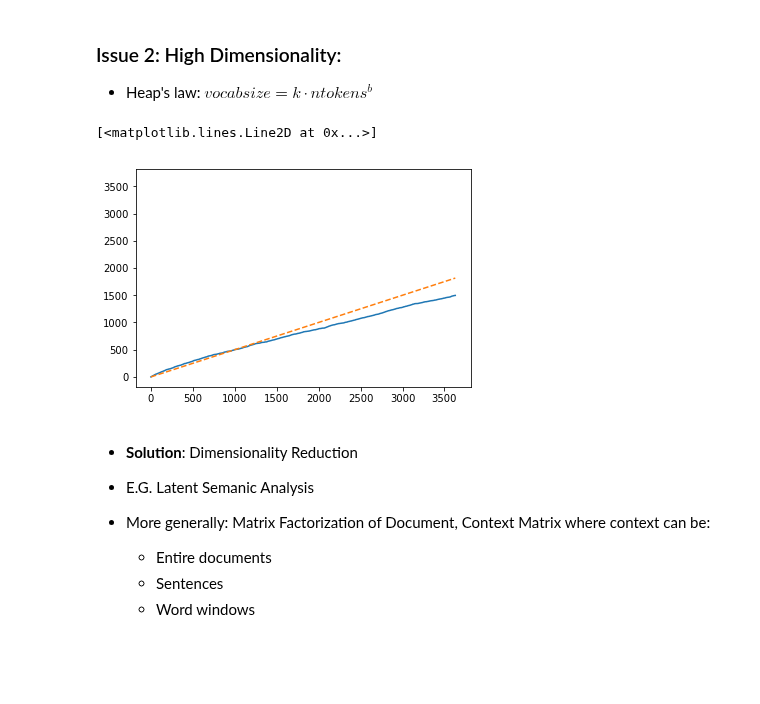
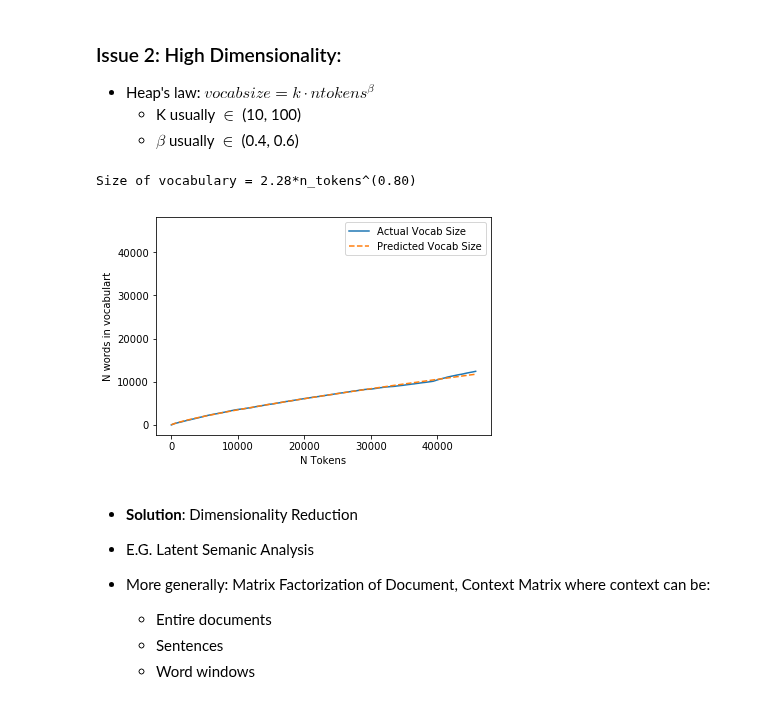
Before and after one commit to jupytercon2017user/jupytercon-2017, a Jupyter notebook: tutorial/3-Word-Embeddings.ipynb, the cells around one changed output. Saved outputs shown, nothing was run; the diff lists cells and outputs as text; code cells hidden in the pictures; blank space fills up the shorter version.

```diff
--- a/tutorial/3-Word-Embeddings.ipynb
+++ b/tutorial/3-Word-Embeddings.ipynb
@@ -101,28 +101,49 @@ summary
 # %% [markdown]
 ### Issue 2: High Dimensionality:
-* Heap's law: $vocabsize = k\cdot ntokens^b$
+* Heap's law: $vocabsize = k\cdot ntokens^{\beta}$
+    * K usually $\in$ (10, 100)
+    * $\beta$ usually $\in$ (0.4, 0.6)
 # %%
 %matplotlib inline
 import matplotlib.pyplot as plt
 import wikipedia
 import re
 import numpy as np
 
-page = wikipedia.page("Robert Di Nero")
+page = wikipedia.page("List_of_Dutch_inventions_and_discoveries")
 words = re.split("\s", page.content)
 
 
 counts = []
 for i in range(len(words)):
     counts.append(len(set(words[:i])))
+counts = np.array(counts)
+
+from scipy.optimize import minimize
+
+def heap_error(arg):
+    k, beta = arg
+    heap_estimate = lambda x: k * x **(beta)
+    predictions = np.array(list(map(heap_estimate, range(len(words)))))
+    return np.mean(abs(predictions - counts))
+optimal_params  = minimize(heap_error, (50, .5))
+k, beta = optimal_params['x']
+heap_estimate = lambda x: k * x **(beta)
+
 
 f, ax = plt.subplots(1)
-ax.plot(counts)
+ax.plot(counts, label="Actual Vocab Size")
 ax.set_ylim(ax.get_xlim())
-ax.plot(.5 * np.array(range(len(words))), linestyle="--")
+
+predicted_word_counts = np.array(list(map(heap_estimate, range(len(words)))))
+ax.plot(predicted_word_counts, linestyle="--", label='Predicted Vocab Size')
+ax.set_xlabel("N Tokens")
+ax.set_ylabel("N words in vocabulary")
+plt.legend()
+print("Size of vocabulary = {0:.2f}*n_tokens^({1:.2f})".format(k, beta))
 # %% [output]
-[<matplotlib.lines.Line2D at 0x...>]
+Size of vocabulary = 2.28*n_tokens^(0.80)
-[figure, old version]
+[figure, new version]
 # %% [markdown]
 * **Solution**: Dimensionality Reduction
 * E.G. Latent Semanic Analysis
```
Also changed, not shown: parts of 12 cells of this notebook.
